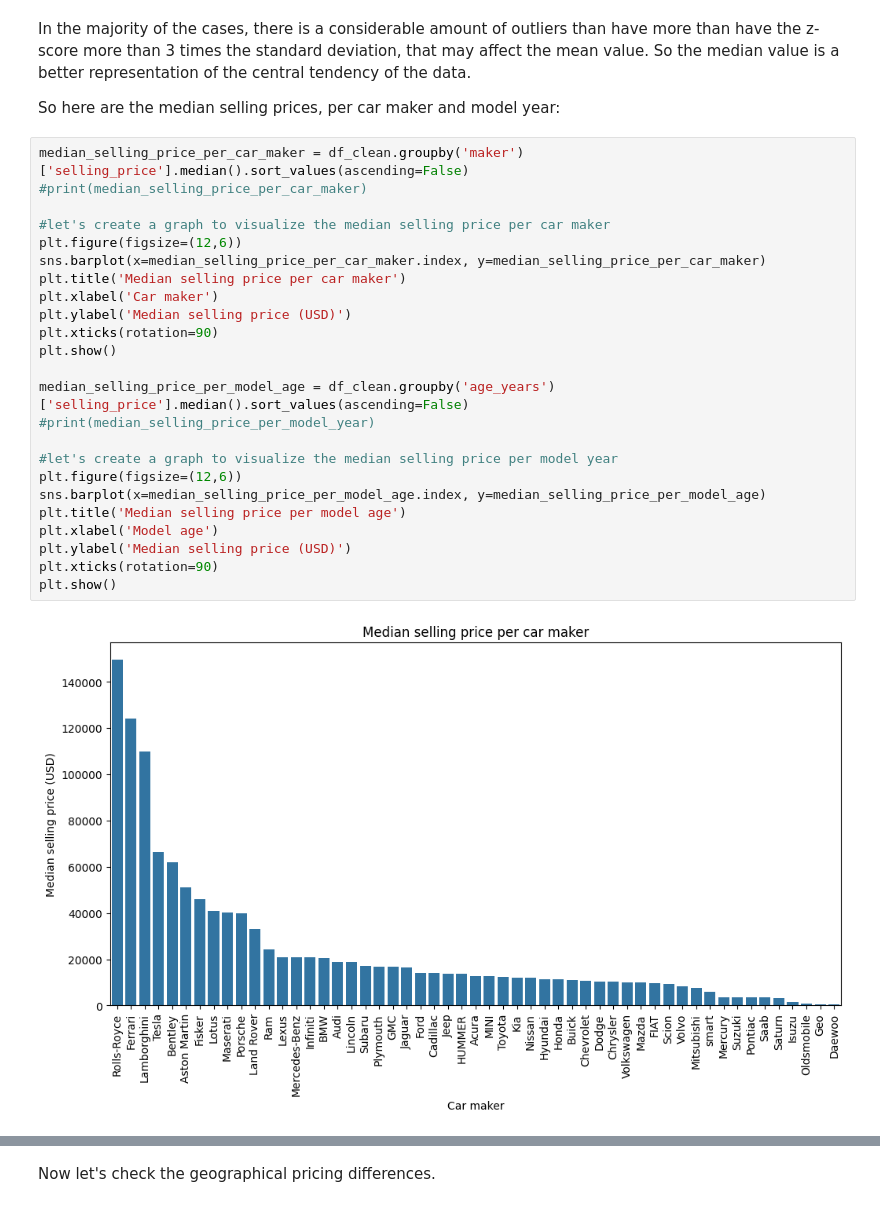
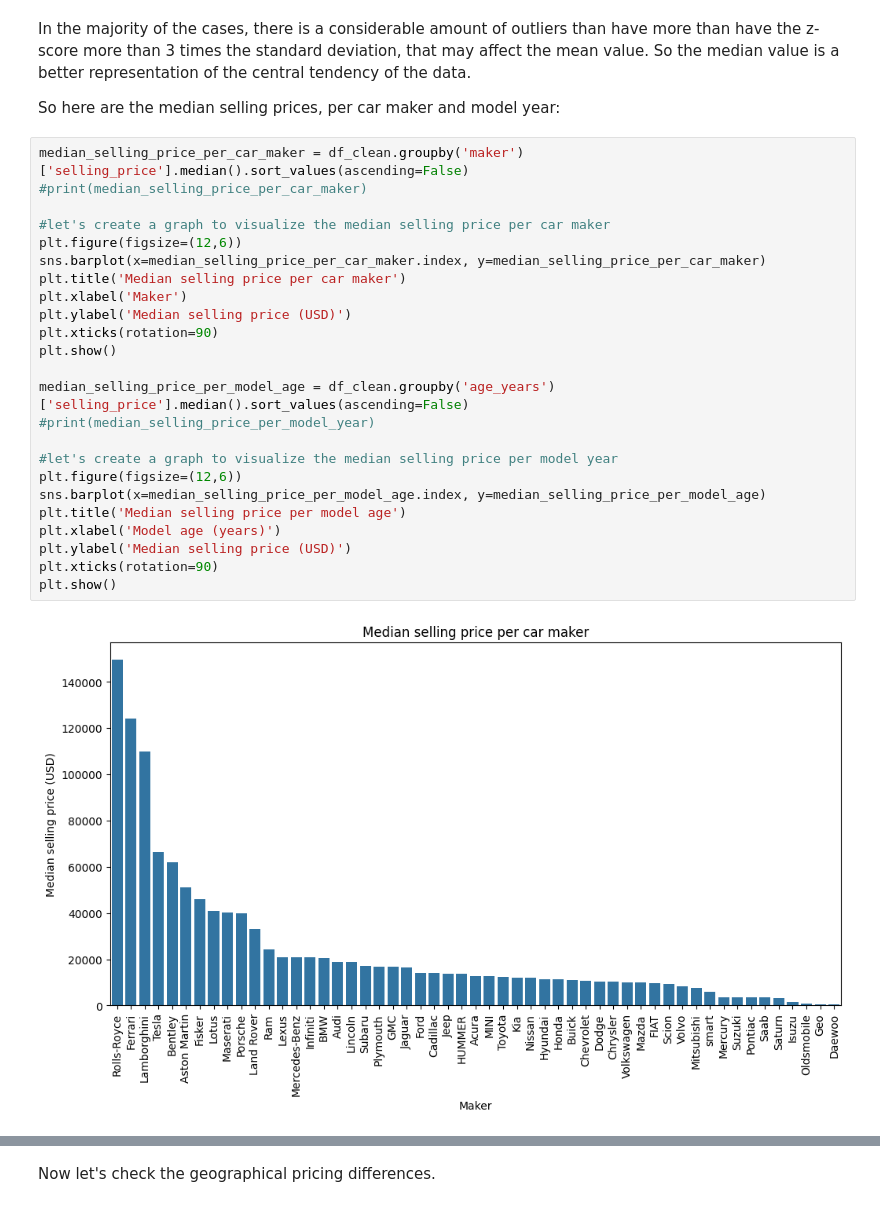
Before and after one commit to wizard86pz/cars_sales_us, a Jupyter notebook: ETL_cars.ipynb, the cells around one changed output, grey strips where cells are left out. Drawn from its saved outputs; the diff is of its cells as text.

```diff
--- a/ETL_cars.ipynb
+++ b/ETL_cars.ipynb
@@ -822,26 +828,26 @@ So here are the median selling prices, per car maker and model year:
 # %%
 median_selling_price_per_car_maker = df_clean.groupby('maker')['selling_price'].median().sort_values(ascending=False)
 #print(median_selling_price_per_car_maker)
 
 #let's create a graph to visualize the median selling price per car maker
 plt.figure(figsize=(12,6))
 sns.barplot(x=median_selling_price_per_car_maker.index, y=median_selling_price_per_car_maker)
 plt.title('Median selling price per car maker')
-plt.xlabel('Car maker')
+plt.xlabel('Maker')
 plt.ylabel('Median selling price (USD)')
 plt.xticks(rotation=90)
 plt.show()
 
 median_selling_price_per_model_age = df_clean.groupby('age_years')['selling_price'].median().sort_values(ascending=False)
 #print(median_selling_price_per_model_year)
 
 #let's create a graph to visualize the median selling price per model year
 plt.figure(figsize=(12,6))
 sns.barplot(x=median_selling_price_per_model_age.index, y=median_selling_price_per_model_age)
 plt.title('Median selling price per model age')
-plt.xlabel('Model age')
+plt.xlabel('Model age (years)')
 plt.ylabel('Median selling price (USD)')
 plt.xticks(rotation=90)
 plt.show()
 # %% [output]
-[figure, old version]
+[figure, new version]
```
Also changed, not shown: parts of 11 cells of this notebook.
